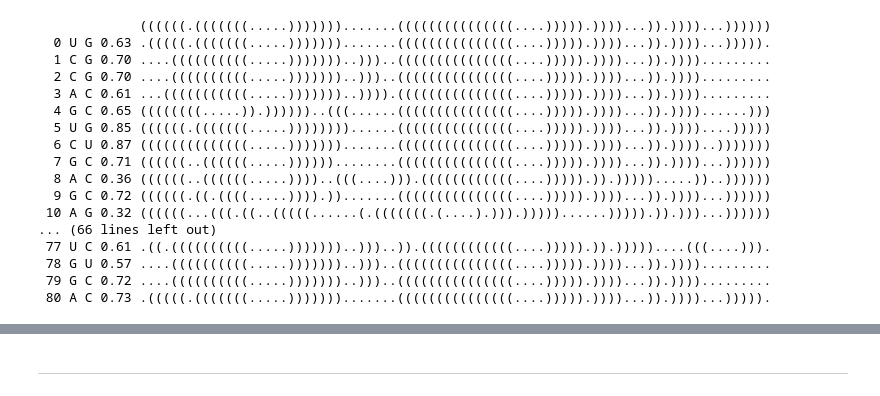
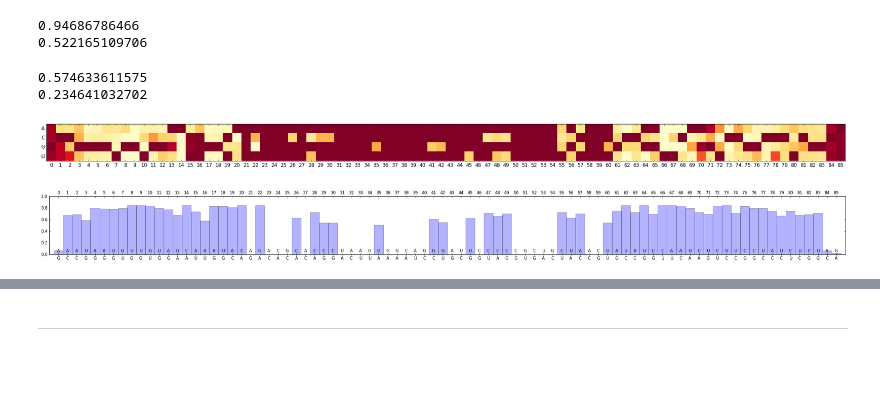
Before and after one commit to XuanHeIIIS/RaSE-RNA-Structural-Stability-Estimator, a Jupyter notebook: RNAStructuralStabilityEstimator.ipynb, the cells around one changed output, grey strips where cells are left out. Cells and saved outputs as stored; diff of their text form; code cells hidden in the pictures; blank space fills up the shorter version.

```diff
--- a/RNAStructuralStabilityEstimator.ipynb
+++ b/RNAStructuralStabilityEstimator.ipynb
@@ -28,20 +29,12 @@ rase = StructuralStabilityEstimator(seq, k=6, avg_bp_prob_cutoff=0.1)
-# %%
-for line in rase.transform(): print line
-# %% [output]
-             ((((((.(((((((.....))))))).......(((((((((((((((....))))).))))...)).))))...))))))
-  0 U G 0.63 .(((((.(((((((.....))))))).......(((((((((((((((....))))).))))...)).))))...))))).
-  1 C G 0.70 ....((((((((((.....)))))))..)))..(((((((((((((((....))))).))))...)).)))).........
-  2 C G 0.70 ....((((((((((.....)))))))..)))..(((((((((((((((....))))).))))...)).)))).........
-  3 A C 0.61 ...(((((((((((.....)))))))..)))).(((((((((((((((....))))).))))...)).)))).........
-  4 G C 0.65 ((((((((.....)).))))))..(((......(((((((((((((((....))))).))))...)).))))......)))
-  5 U G 0.85 ((((((.(((((((.....))))))))......(((((((((((((((....))))).))))...)).))))....)))))
-  6 C U 0.87 ((((((((((((((.....))))))).......(((((((((((((((....))))).))))...)).))))..)))))))
-  7 G C 0.71 ((((((..((((((.....))))))........(((((((((((((((....))))).))))...)).))))...))))))
-  8 A C 0.36 ((((((..((((((.....))))..(((....))).((((((((((((....))))).)).))))).....))..))))))
-  9 G C 0.72 ((((((.((.((((.....)))).)).......(((((((((((((((....))))).))))...)).))))...))))))
- 10 A G 0.32 ((((((...(((.((..(((((......(.(((((((.(....).))).)))))......))))).)).)))...))))))
-... (66 lines left out)
- 77 U C 0.61 .((.((((((((((.....)))))))..)))..)).((((((((((((....))))).)).)))))....(((....))).
- 78 G U 0.57 ....((((((((((.....)))))))..)))..(((((((((((((((....))))).))))...)).)))).........
- 79 G C 0.72 ....((((((((((.....)))))))..)))..(((((((((((((((....))))).))))...)).)))).........
- 80 A C 0.73 .(((((.(((((((.....))))))).......(((((((((((((((....))))).))))...)).))))...))))).
+# %%
+print rase.stability_score(0,'A')
+print rase.stability_score(12,'U')
+# %% [output]
+0.94686786466
+0.522165109706
+# %%
+print rase.stability_score(0,'A', importance_semi_window=5)
+print rase.stability_score(12,'U', importance_semi_window=5)
+# %% [output]
+0.574633611575
+0.234641032702
@@ -48,3 +47,11 @@ for line in rase.transform(): print line
+# %%
+rase.plot_stability_matrix()
+# %% [output]
+[figure, added]
+# %%
+rase.plot_instability()
+# %% [output]
+[figure, added]
 # %%
 print rase.mutations
 # %% [output]
```
Also changed, not shown: parts of 12 cells of this notebook, 1 other file.
